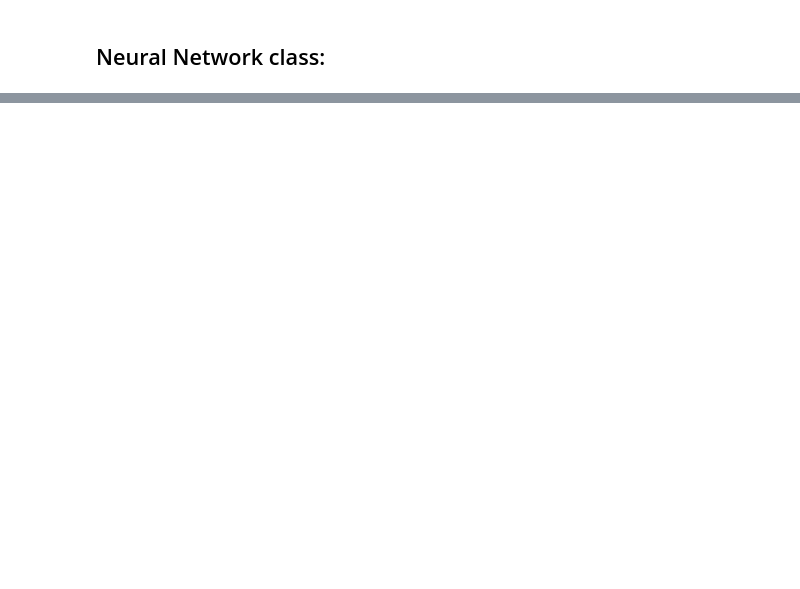
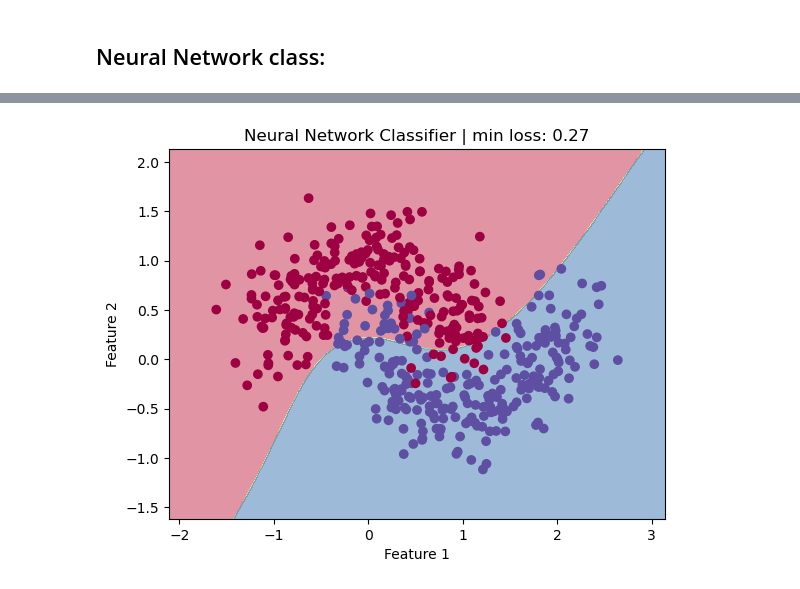
Before and after one commit to hkhattak09/NN_numpy, a Jupyter notebook: NN.ipynb, the cells around one changed output, grey strips where cells are left out. Cells and saved outputs as stored; diff of their text form; code cells hidden in the pictures; blank space fills up the shorter version.

```diff
--- a/NN.ipynb
+++ b/NN.ipynb
@@ -401,0 +472,12 @@ class NeuralNetwork():
+# %%
+fig, ax = plt.subplots()
+x_min, x_max = data_x[:, 0].min() - .5, data_x[:, 0].max() + .5
+y_min, y_max = data_x[:, 1].min() - .5, data_x[:, 1].max() + .5
+plot_decision_boundary(lambda x: nn.predict(x),
+                       x_min, x_max, y_min, y_max,
+                       plt.cm.Spectral, ax)
+ax.scatter(data_x[:,0], data_x[:,1], c=data_y, cmap=plt.cm.Spectral)
+ax.set(xlabel='Feature 1', ylabel='Feature 2', title=f'Neural Network Classifier | min loss: {np.min(val_hist):.2f}')
+plt.show()
+# %% [output]
+[figure, added]
```
Also changed, not shown: parts of 6 cells of this notebook.
